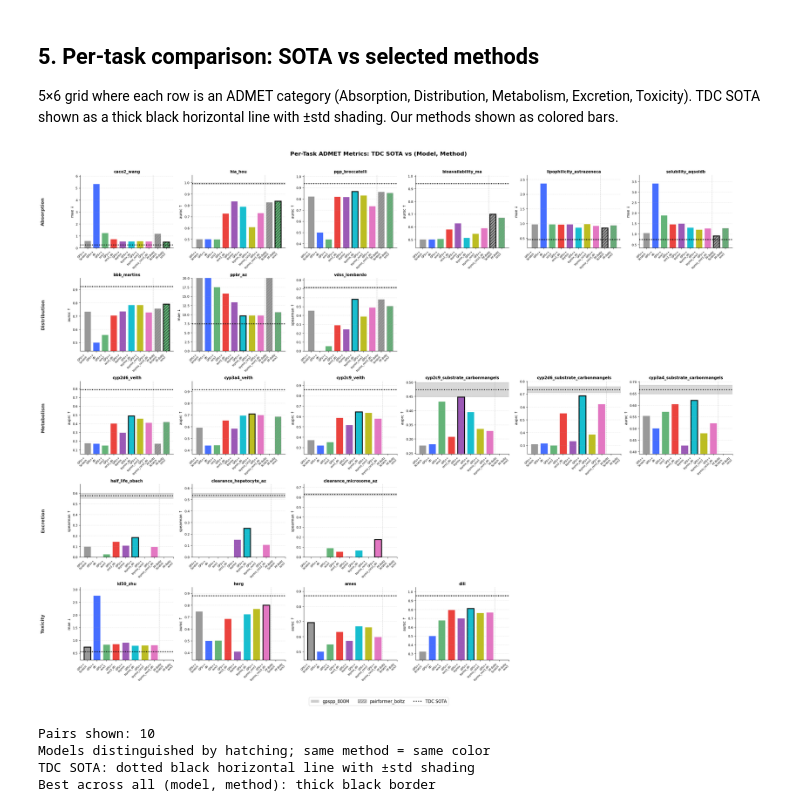
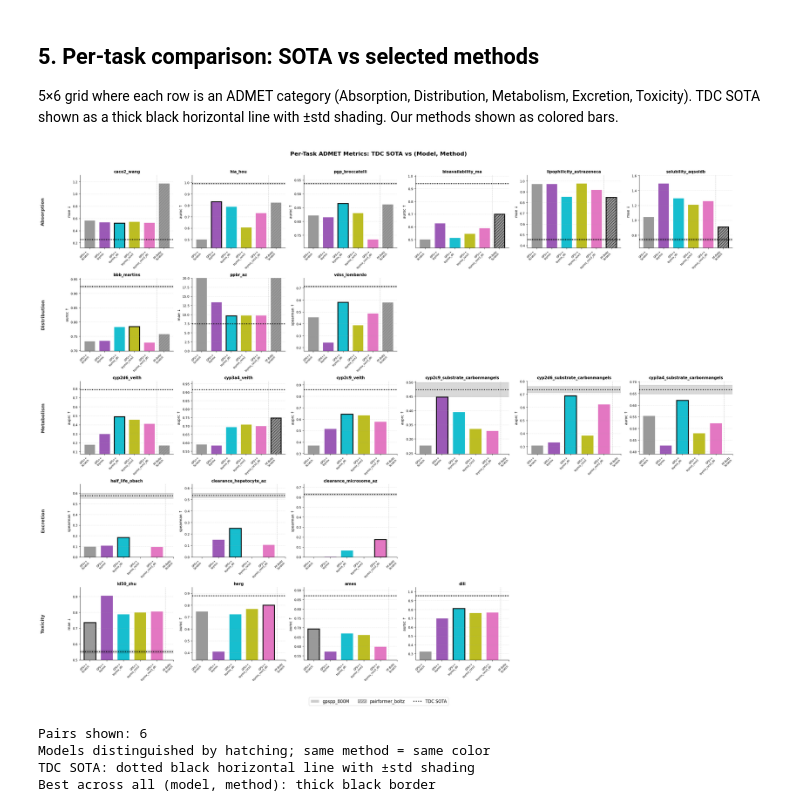
Before and after one commit to seonghyun26/graphium, a Jupyter notebook: notebooks/00_results_dashboard.ipynb, the cells around one changed output. Drawn from its saved outputs; the diff is of its cells as text; code cells hidden in the pictures.

Commit message:
upd - fine-tuning strategy, architecture implementation

```diff
--- a/notebooks/00_results_dashboard.ipynb
+++ b/notebooks/00_results_dashboard.ipynb
@@ -290,7 +301,7 @@ print(f"After dedup to latest run per (task, model_name, method): {len(admet_df)
 print(f"Models in data: {admet_df['model_name'].value_counts().to_dict()}")
 
 # --- Compute global best (across all architectures) per task ---
-global_best_per_task = {}  # task -> (model_name, method, value)
+global_best_per_task = {}  # task -> (model_name, method)
 if len(admet_df) > 0 and admet_df['primary_metric'].notna().any():
     for task in ADMET_TASK_ORDER:
         task_rows = admet_df[admet_df['task'] == task].dropna(subset=['primary_metric'])
@@ -307,20 +318,21 @@ if len(admet_df) > 0 and admet_df['primary_metric'].notna().any():
 if len(admet_df) > 0 and admet_df['primary_metric'].notna().any():
     for model_name in MODELS_TO_SHOW:
         model_df = admet_df[admet_df['model_name'] == model_name]
+
         if len(model_df) == 0 or model_df['primary_metric'].isna().all():
-            print(f"\n--- {model_name}: no ADMET results yet ---")
-            continue
+            # No data at all — show empty table with all tasks
+            pivot = pd.DataFrame(index=ADMET_TASK_ORDER, columns=['(no results)'])
+            pivot['(no results)'] = np.nan
+        else:
+            pivot = model_df.pivot_table(
+                index='task', columns='method', values='primary_metric', aggfunc='mean'
+            )
+            method_order = ['Scratch'] + sorted([c for c in pivot.columns if c.startswith('FT')])
+            method_order += [c for c in pivot.columns if c not in method_order]
+            pivot = pivot[[c for c in method_order if c in pivot.columns]]
 
-        pivot = model_df.pivot_table(
-            index='task', columns='method', values='primary_metric', aggfunc='mean'
-        )
-
-        row_order = [t for t in ADMET_TASK_ORDER if t in pivot.index]
-        pivot = pivot.loc[row_order]
-
-        method_order = ['Scratch'] + sorted([c for c in pivot.columns if c.startswith('FT')])
-        method_order += [c for c in pivot.columns if c not in method_order]
-        pivot = pivot[[c for c in method_order if c in pivot.columns]]
+        # Reindex to always show all 22 ADMET tasks (NaN for missing)
+        pivot = pivot.reindex(ADMET_TASK_ORDER)
 
         row_labels = []
         for task in pivot.index:
@@ -406,10 +418,21 @@ if len(admet_df) > 0 and admet_df['primary_metric'].notna().any():
                 {'selector': 'td', 'props': [('text-align', 'center')]},
             ])
         )
+
+        print(f"\n{'='*60}")
+        print(f"  {model_name}")
+        print(f"{'='*60}")
+        print("Bold = best within architecture | Blue + underline = best across all architectures")
         display(styled)
 
+        # Count tasks where each method is the best
+        best_counts = count_best_among_methods(numeric_pivot, list(numeric_pivot.columns), TASK_METRICS)
+        if best_counts:
+            print(f"\nTasks where each method is best ({model_name}):")
+            for method, (wins, total) in best_counts.items():
+                print(f"  {method}: {wins}/{total}")
+
     # --- Cross-architecture summary ---
-    # Build a combined pivot with (model, method) columns
     combined_pivot = admet_df.pivot_table(
         index='task', columns=['model_name', 'method'],
         values='primary_metric', aggfunc='mean'
@@ -566,7 +618,7 @@ TDC SOTA shown as a thick black horizontal line with ±std shading. Our methods
 # %%
 # === Config: select which methods to compare alongside TDC SOTA ===
 # Set to None to auto-include all available methods, or specify a list like:
-SELECTED_METHODS = ['Scratch', 'FT (dti)', 'FT (rxrx3)', 'FT (rxrx3_dti)', 'FT (toymix)', 'FT (toymix_dti)', 'FT (toymix_rxrx3)', 'FT (toymix_rxrx3_dti)']
+SELECTED_METHODS = ['Scratch', 'FT (toymix)', 'FT (toymix_dti)', 'FT (toymix_rxrx3)', 'FT (toymix_rxrx3_dti)']
 # SELECTED_METHODS = None
 
 # Per-task y-axis overrides: {task: (ymin, ymax)} — set either to None to auto-compute
@@ -716,35 +768,35 @@ if len(admet_df) > 0 and admet_df['primary_metric'].notna().any():
 
             if col_idx == 0:
                 ax.annotate(cat, xy=(-0.4, 0.5), xycoords='axes fraction',
                             fontsize=13, fontweight='bold', color='#333',
                             ha='center', va='center', rotation=90)
 
     # Legend: model hatching + SOTA line
     legend_handles = []
     for model in MODELS_TO_SHOW:
         h = model_hatches.get(model, '')
         legend_handles.append(Patch(facecolor='#cccccc', hatch=h,
                                     edgecolor='grey' if h else 'white', label=model))
     legend_handles.append(Line2D([0], [0], color='black', linewidth=2.5,
                                  linestyle=':', label='TDC SOTA'))
     fig.legend(handles=legend_handles, loc='lower center',
                ncol=min(len(legend_handles), 8), fontsize=12,
                bbox_to_anchor=(0.5, -0.01), frameon=True)
 
     fig.suptitle('Per-Task ADMET Metrics: TDC SOTA vs (Model, Method)',
                  fontsize=16, fontweight='bold')
     plt.tight_layout(rect=[0.03, 0.03, 1, 0.97])
     plt.show()
 
     print(f"\nPairs shown: {len(pairs_to_plot)}")
     print("Models distinguished by hatching; same method = same color")
     print("TDC SOTA: dotted black horizontal line with \u00b1std shading")
     print("Best across all (model, method): thick black border")
 else:
     print("No ADMET results to plot.")
 # %% [output]
-[figure, old version]
+[figure, new version]
-Pairs shown: 10
+Pairs shown: 6
 Models distinguished by hatching; same method = same color
 TDC SOTA: dotted black horizontal line with ±std shading
 Best across all (model, method): thick black border
```
Also changed, not shown: parts of 4 cells of this notebook, 21 other files.
